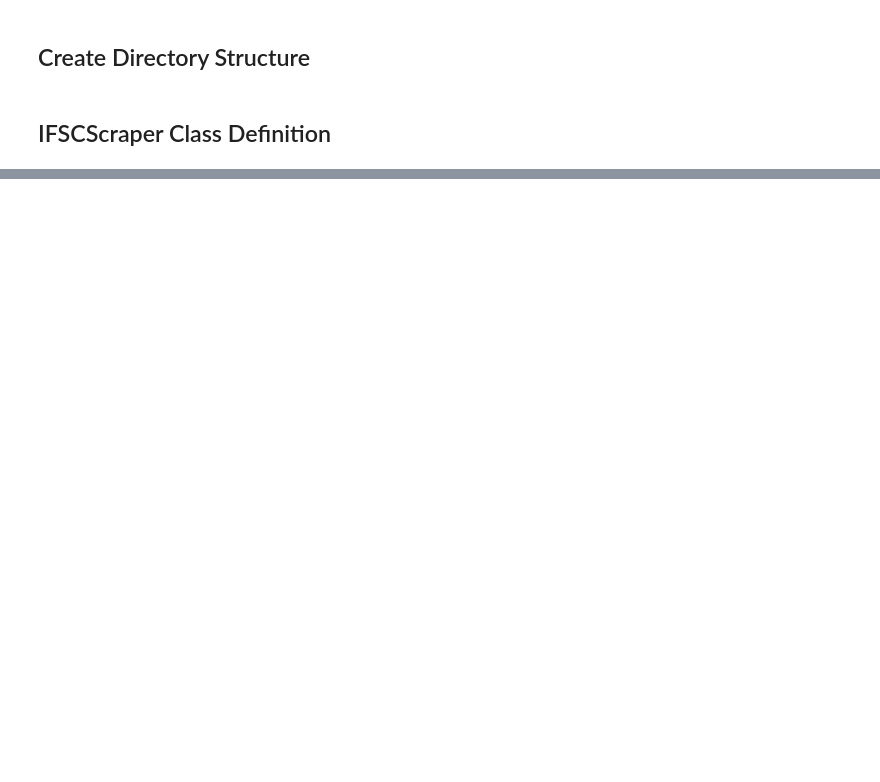
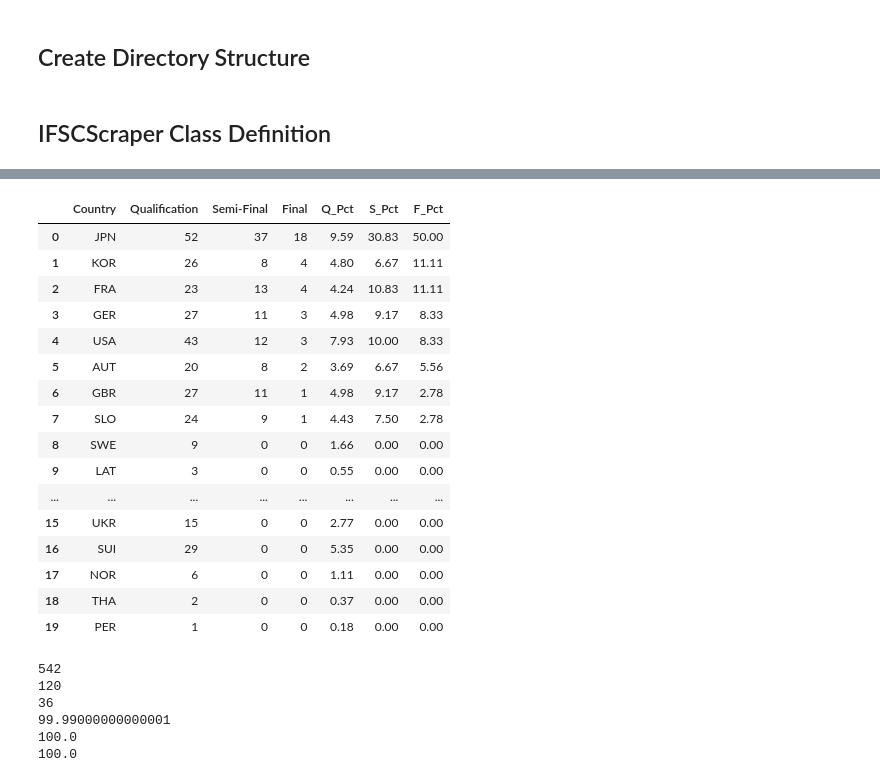
Before and after one commit to noah-kg/scraping-IFSC-website-via-selenium, a Jupyter notebook: IFSC Scraper.ipynb, the cells around one changed output, grey strips where cells are left out. Saved outputs shown, nothing was run; the diff lists cells and outputs as text; code cells hidden in the pictures; blank space fills up the shorter version.

```diff
--- a/IFSC Scraper.ipynb
+++ b/IFSC Scraper.ipynb
@@ -515,0 +611,48 @@ st.count('(')
+# %%
+country_appearances = pd.DataFrame()
+country_appearances['Country'] = comp_appearances['Country'].unique()
+
+# Counts number of appearances per round per country
+qual_all = df.groupby(['Country'])['Qualification'].count()
+semi_app = df.groupby(['Country'])['Semi-Final'].count()
+final_app = df.groupby(['Country'])['Final'].count()
+
+# Merges the above with our previous dataframe
+country_appearances = pd.merge(pd.merge(qual_all, semi_app , left_on='Country', right_index=True),
+                               final_app, left_on='Country', right_index=True)
+
+# Calculates percentages of appearances vs total events
+country_appearances = country_appearances.sort_values('Final', ascending=False).reset_index()
+country_appearances['Q_Pct'] = round((country_appearances['Qualification'] / country_appearances['Qualification'].sum()) * 100, 2)
+country_appearances['S_Pct'] = round((country_appearances['Semi-Final'] / country_appearances['Semi-Final'].sum()) * 100, 2)
+country_appearances['F_Pct'] = round((country_appearances['Final'] / country_appearances['Final'].sum()) * 100, 2)
+country_appearances.head(20)
+# %% [output]
+|  | Country | Qualification | Semi-Final | Final | Q_Pct | S_Pct | F_Pct |
+| 0 | JPN | 52 | 37 | 18 | 9.59 | 30.83 | 50.00 |
+| 1 | KOR | 26 | 8 | 4 | 4.80 | 6.67 | 11.11 |
+| 2 | FRA | 23 | 13 | 4 | 4.24 | 10.83 | 11.11 |
+| 3 | GER | 27 | 11 | 3 | 4.98 | 9.17 | 8.33 |
+| 4 | USA | 43 | 12 | 3 | 7.93 | 10.00 | 8.33 |
+| 5 | AUT | 20 | 8 | 2 | 3.69 | 6.67 | 5.56 |
+| 6 | GBR | 27 | 11 | 1 | 4.98 | 9.17 | 2.78 |
+| 7 | SLO | 24 | 9 | 1 | 4.43 | 7.50 | 2.78 |
+| 8 | SWE | 9 | 0 | 0 | 1.66 | 0.00 | 0.00 |
+| 9 | LAT | 3 | 0 | 0 | 0.55 | 0.00 | 0.00 |
+| ... | ... | ... | ... | ... | ... | ... | ... |
+| 15 | UKR | 15 | 0 | 0 | 2.77 | 0.00 | 0.00 |
+| 16 | SUI | 29 | 0 | 0 | 5.35 | 0.00 | 0.00 |
+| 17 | NOR | 6 | 0 | 0 | 1.11 | 0.00 | 0.00 |
+| 18 | THA | 2 | 0 | 0 | 0.37 | 0.00 | 0.00 |
+| 19 | PER | 1 | 0 | 0 | 0.18 | 0.00 | 0.00 |
+# %%
+cols = ['Qualification', 'Semi-Final', 'Final', 'Q_Pct', 'S_Pct', 'F_Pct']
+for col in cols:
+    print(country_appearances[col].sum())
+# %% [output]
+542
+120
+36
+99.99000000000001
+100.0
+100.0
```
Also changed, not shown: parts of 10 cells of this notebook.
